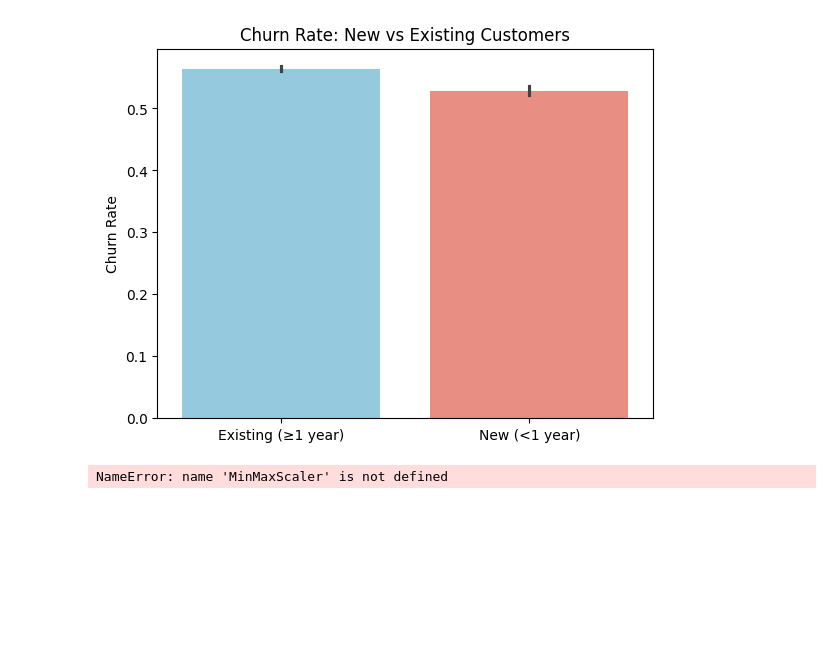
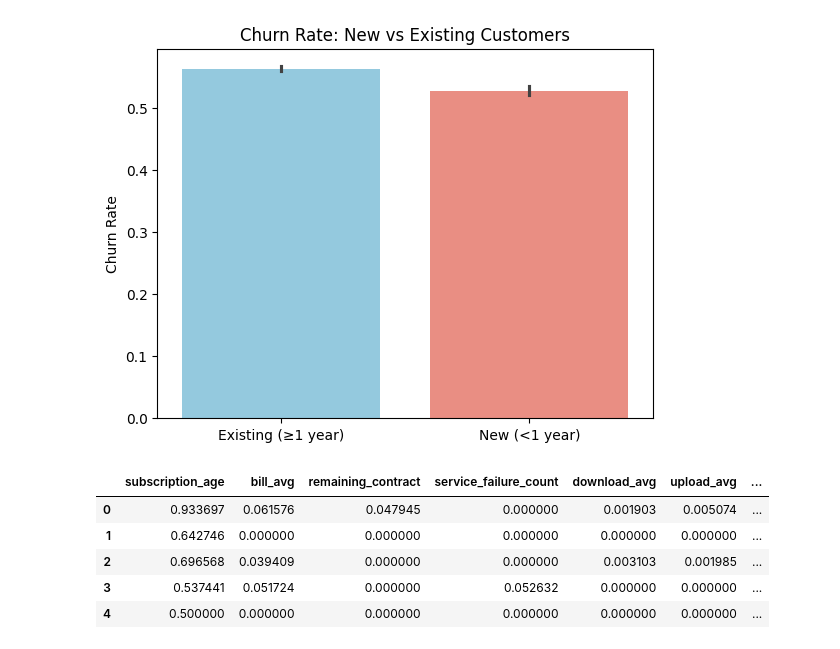
Before and after one commit to halaheltorgoman/Internet-Service-Customer-Churn, a Jupyter notebook: notebooks/churn_eda.ipynb, the cells around one changed output. Cells and saved outputs as stored; diff of their text form; code cells hidden in the pictures; blank space fills up the shorter version.

```diff
--- a/notebooks/churn_eda.ipynb
+++ b/notebooks/churn_eda.ipynb
@@ -543,19 +543,24 @@ df2['bundle_size'] = df2['tv_subscriber'] + df2['movie_package_subscriber']
 # %%
 numeric_cols_2 = [
     'subscription_age',
     'bill_avg',
     'remaining_contract',
     'service_failure_count',
     'download_avg',
     'upload_avg',
     'bill_avg_per_gb',
     'avg_usage',
 ]
 
 
 scaler = MinMaxScaler()
 df2[numeric_cols_2] = scaler.fit_transform(df2[numeric_cols_2])
 
-print(df2[numeric_cols_2].head())
+df2[numeric_cols_2].head()
 # %% [output]
-NameError: name 'MinMaxScaler' is not defined
+|  | subscription_age | bill_avg | remaining_contract | service_failure_count | download_avg | upload_avg | ... |
+| 0 | 0.933697 | 0.061576 | 0.047945 | 0.000000 | 0.001903 | 0.005074 | ... |
+| 1 | 0.642746 | 0.000000 | 0.000000 | 0.000000 | 0.000000 | 0.000000 | ... |
+| 2 | 0.696568 | 0.039409 | 0.000000 | 0.000000 | 0.003103 | 0.001985 | ... |
+| 3 | 0.537441 | 0.051724 | 0.000000 | 0.052632 | 0.000000 | 0.000000 | ... |
+| 4 | 0.500000 | 0.000000 | 0.000000 | 0.000000 | 0.000000 | 0.000000 | ... |
```
Also changed, not shown: parts of 2 cells of this notebook.
